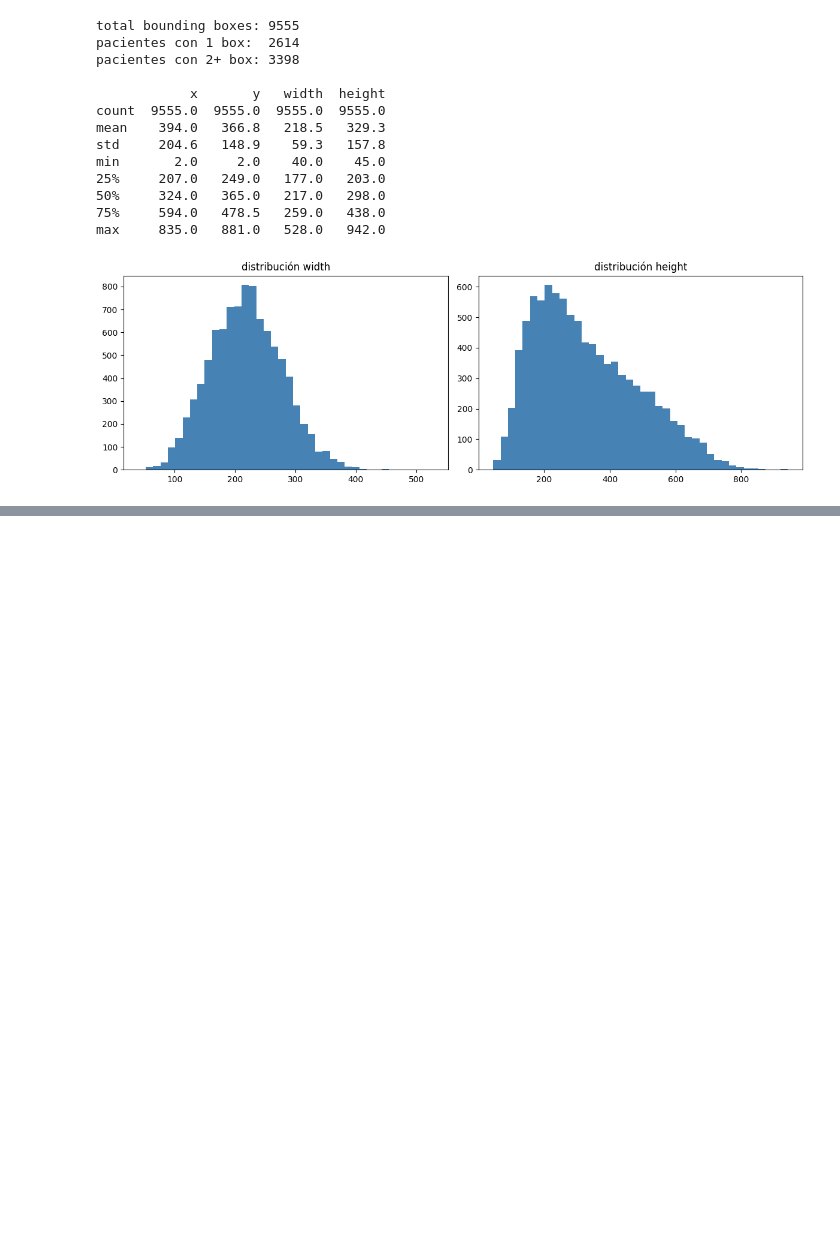
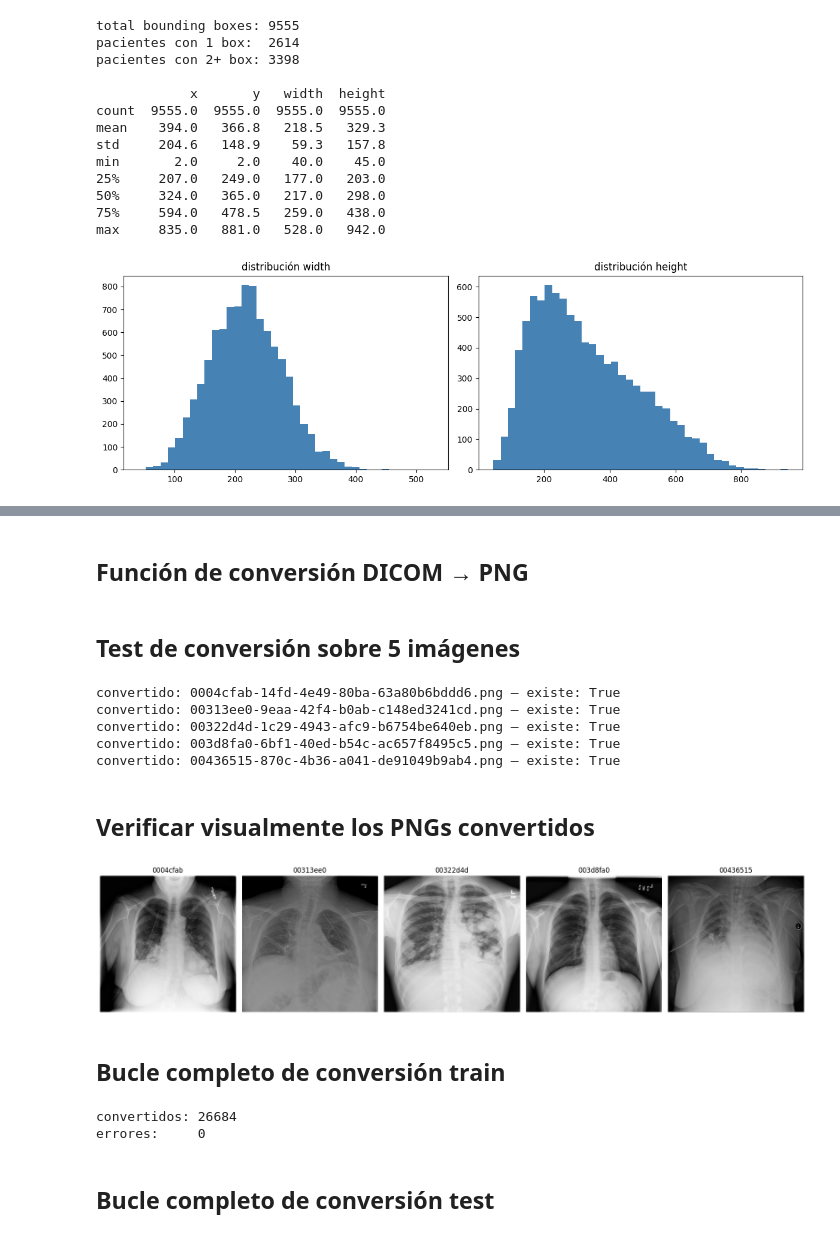
Before and after one commit to franciscofdzfer/RSNAPneumonia, a Jupyter notebook: rsnapneumoniadetection.ipynb, the cells around one changed output, grey strips where cells are left out. Cells and saved outputs as stored; diff of their text form; code cells hidden in the pictures; blank space fills up the shorter version.

Commit message:
Kaggle Notebook | RSNAPneumoniaDetection | Version 5

```diff
--- a/rsnapneumoniadetection.ipynb
+++ b/rsnapneumoniadetection.ipynb
@@ -38,7 +39,21 @@ RUTA_OUTPUTS = '/kaggle/working'
 # %%
+import os
+for dirname, _, filenames in os.walk('/kaggle/input'):
+    for filename in filenames:
+        print(os.path.join(dirname, filename))
+
+import kagglehub
+
+
 import numpy as np
 import pandas as pd
 import pydicom
 import matplotlib.pyplot as plt
 import matplotlib.patches as patches
+
+from tqdm.notebook import tqdm
+import cv2
+import shutil
+import subprocess
+import json
 # %% [markdown]
@@ -225,0 +266,2 @@ max     835.0   881.0   528.0   942.0
+# %% [markdown]
+##  Función de conversión DICOM → PNG
@@ -225,0 +288,64 @@ max     835.0   881.0   528.0   942.0
+# %% [markdown]
+## Test de conversión sobre 5 imágenes
+# %%
+
+# pruebo la función sobre 5 imágenes antes de lanzar el bucle completo con las 26k
+ruta_png_train = os.path.join(RUTA_OUTPUTS, 'png_train')
+os.makedirs(ruta_png_train, exist_ok=True)
+
+ids_test = df_labels['patientId'].unique()[:5]
+
+for pid in ids_test:
+    ruta_dcm = f'{ruta_train}/{pid}.dcm'
+    ruta_png = f'{ruta_png_train}/{pid}.png'
+    dicom_a_png(ruta_dcm, ruta_png)
+    print(f'convertido: {pid}.png — existe: {os.path.exists(ruta_png)}')
+# %% [output]
+convertido: 0004cfab-14fd-4e49-80ba-63a80b6bddd6.png — existe: True
+convertido: 00313ee0-9eaa-42f4-b0ab-c148ed3241cd.png — existe: True
+convertido: 00322d4d-1c29-4943-afc9-b6754be640eb.png — existe: True
+convertido: 003d8fa0-6bf1-40ed-b54c-ac657f8495c5.png — existe: True
+convertido: 00436515-870c-4b36-a041-de91049b9ab4.png — existe: True
+# %% [markdown]
+## Verificar visualmente los PNGs convertidos
+# %%
+# compruebo que la conversión mantiene la calidad visual y las proporciones correctas
+fig, axes = plt.subplots(1, 5, figsize=(18, 4))
+
+for ax, pid in zip(axes, ids_test):
+    ruta_png = f'{ruta_png_train}/{pid}.png'
+    img      = cv2.imread(ruta_png)
+    img      = cv2.cvtColor(img, cv2.COLOR_BGR2RGB)
+    ax.imshow(img)
+    ax.set_title(pid[:8])
+    ax.axis('off')
+
+plt.tight_layout()
+plt.show()
+# %% [output]
+[figure, added]
+# %% [markdown]
+## Bucle completo de conversión train
+# %%
+
+# convierte las  imágenes de train completas
+ids_train = df_labels['patientId'].unique()
+errores   = []
+
+for pid in tqdm(ids_train, desc='convirtiendo train'):
+    ruta_dcm = f'{ruta_train}/{pid}.dcm'
+    ruta_png = f'{ruta_png_train}/{pid}.png'
+    if os.path.exists(ruta_png):
+        continue
+    try:
+        dicom_a_png(ruta_dcm, ruta_png)
+    except Exception as e:
+        errores.append((pid, str(e)))
+
+print(f'\nconvertidos: {len(os.listdir(ruta_png_train))}')
+print(f'errores:     {len(errores)}')
+# %% [output]
+convertidos: 26684
+errores:     0
+# %% [markdown]
+## Bucle completo de conversión test
```
Also changed, not shown: parts of 49 cells of this notebook.
